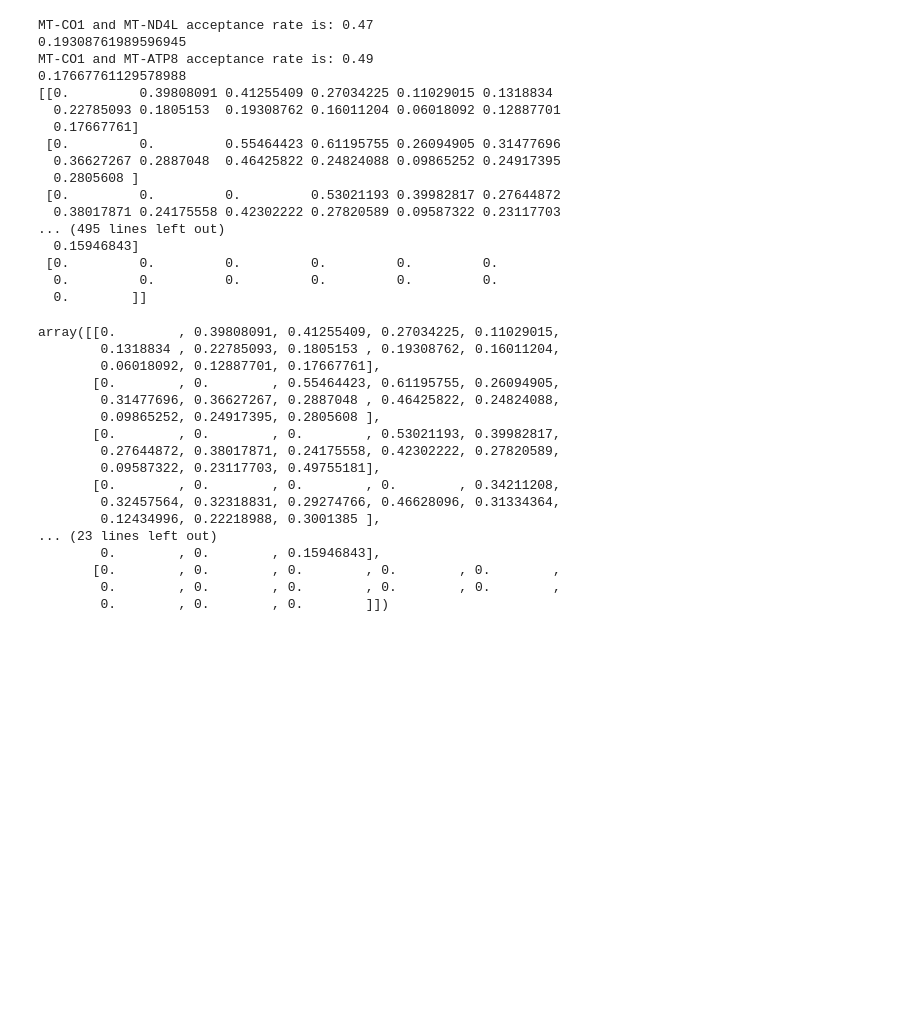
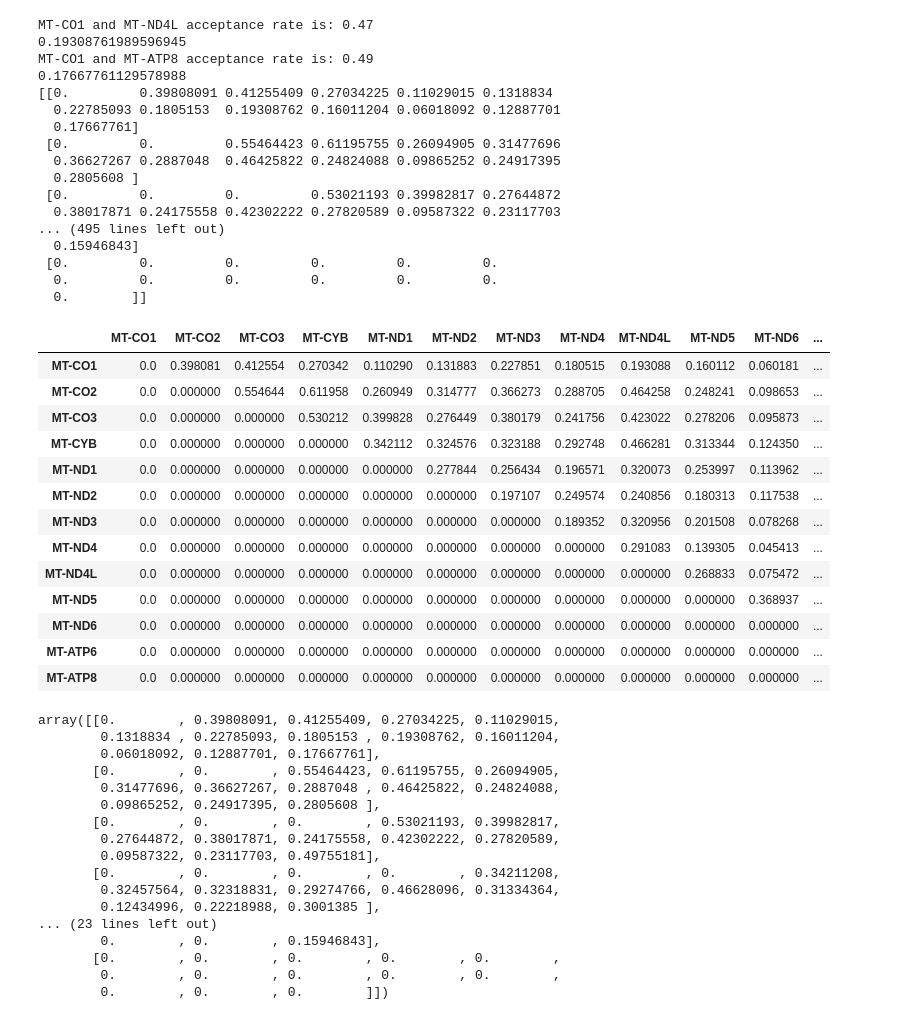
Before and after one commit to LaiquendiJ/UROP-2024-Summer, a Jupyter notebook: 03_Copula-Based_Correlation_Calculation.ipynb, the cells around one changed output. Saved outputs shown, nothing was run; the diff lists cells and outputs as text; code cells hidden in the pictures; blank space fills up the shorter version.

```diff
--- a/03_Copula-Based_Correlation_Calculation.ipynb
+++ b/03_Copula-Based_Correlation_Calculation.ipynb
@@ -297,6 +386,63 @@ MT-CO1 and MT-ATP8 acceptance rate is: 0.49
  [0.         0.         0.         0.         0.         0.
   0.         0.         0.         0.         0.         0.
   0.        ]]
+# %%
+cor_o=np.array([[0.        , 0.39808091, 0.41255409, 0.27034225, 0.11029015,
+        0.1318834 , 0.22785093, 0.1805153 , 0.19308762, 0.16011204,
+        0.06018092, 0.12887701, 0.17667761],
+       [0.        , 0.        , 0.55464423, 0.61195755, 0.26094905,
+        0.31477696, 0.36627267, 0.2887048 , 0.46425822, 0.24824088,
+        0.09865252, 0.24917395, 0.2805608 ],
+       [0.        , 0.        , 0.        , 0.53021193, 0.39982817,
+        0.27644872, 0.38017871, 0.24175558, 0.42302222, 0.27820589,
+        0.09587322, 0.23117703, 0.49755181],
+       [0.        , 0.        , 0.        , 0.        , 0.34211208,
+        0.32457564, 0.32318831, 0.29274766, 0.46628096, 0.31334364,
+        0.12434996, 0.22218988, 0.3001385 ],
+       [0.        , 0.        , 0.        , 0.        , 0.        ,
+        0.27784376, 0.25643388, 0.19657079, 0.32007337, 0.25399693,
+        0.11396165, 0.17635163, 0.40584762],
+       [0.        , 0.        , 0.        , 0.        , 0.        ,
+        0.        , 0.19710705, 0.24957436, 0.24085569, 0.180313  ,
+        0.11753756, 0.20350639, 0.21225752],
+       [0.        , 0.        , 0.        , 0.        , 0.        ,
+        0.        , 0.        , 0.18935214, 0.32095563, 0.20150825,
+        0.07826799, 0.16123498, 0.31159686],
+       [0.        , 0.        , 0.        , 0.        , 0.        ,
+        0.        , 0.        , 0.        , 0.29108253, 0.13930502,
+        0.04541334, 0.17996165, 0.20744545],
+       [0.        , 0.        , 0.        , 0.        , 0.        ,
+        0.        , 0.        , 0.        , 0.        , 0.26883314,
+        0.07547245, 0.22106115, 0.31116224],
+       [0.        , 0.        , 0.        , 0.        , 0.        ,
+        0.        , 0.        , 0.        , 0.        , 0.        ,
+        0.36893706, 0.08178057, 0.26021007],
+       [0.        , 0.        , 0.        , 0.        , 0.        ,
+        0.        , 0.        , 0.        , 0.        , 0.        ,
+        0.        , 0.08856672, 0.12355176],
+       [0.        , 0.        , 0.        , 0.        , 0.        ,
+        0.        , 0.        , 0.        , 0.        , 0.        ,
+        0.        , 0.        , 0.15946843],
+       [0.        , 0.        , 0.        , 0.        , 0.        ,
+        0.        , 0.        , 0.        , 0.        , 0.        ,
+        0.        , 0.        , 0.        ]])
+# %%
+df = pd.DataFrame(cor_o, columns=names,index=names)
+# %% [output]
+|  | MT-CO1 | MT-CO2 | MT-CO3 | MT-CYB | MT-ND1 | MT-ND2 | MT-ND3 | MT-ND4 | MT-ND4L | MT-ND5 | MT-ND6 | ... |
+| MT-CO1 | 0.0 | 0.398081 | 0.412554 | 0.270342 | 0.110290 | 0.131883 | 0.227851 | 0.180515 | 0.193088 | 0.160112 | 0.060181 | ... |
+| MT-CO2 | 0.0 | 0.000000 | 0.554644 | 0.611958 | 0.260949 | 0.314777 | 0.366273 | 0.288705 | 0.464258 | 0.248241 | 0.098653 | ... |
+| MT-CO3 | 0.0 | 0.000000 | 0.000000 | 0.530212 | 0.399828 | 0.276449 | 0.380179 | 0.241756 | 0.423022 | 0.278206 | 0.095873 | ... |
+| MT-CYB | 0.0 | 0.000000 | 0.000000 | 0.000000 | 0.342112 | 0.324576 | 0.323188 | 0.292748 | 0.466281 | 0.313344 | 0.124350 | ... |
+| MT-ND1 | 0.0 | 0.000000 | 0.000000 | 0.000000 | 0.000000 | 0.277844 | 0.256434 | 0.196571 | 0.320073 | 0.253997 | 0.113962 | ... |
+| MT-ND2 | 0.0 | 0.000000 | 0.000000 | 0.000000 | 0.000000 | 0.000000 | 0.197107 | 0.249574 | 0.240856 | 0.180313 | 0.117538 | ... |
+| MT-ND3 | 0.0 | 0.000000 | 0.000000 | 0.000000 | 0.000000 | 0.000000 | 0.000000 | 0.189352 | 0.320956 | 0.201508 | 0.078268 | ... |
+| MT-ND4 | 0.0 | 0.000000 | 0.000000 | 0.000000 | 0.000000 | 0.000000 | 0.000000 | 0.000000 | 0.291083 | 0.139305 | 0.045413 | ... |
+| MT-ND4L | 0.0 | 0.000000 | 0.000000 | 0.000000 | 0.000000 | 0.000000 | 0.000000 | 0.000000 | 0.000000 | 0.268833 | 0.075472 | ... |
+| MT-ND5 | 0.0 | 0.000000 | 0.000000 | 0.000000 | 0.000000 | 0.000000 | 0.000000 | 0.000000 | 0.000000 | 0.000000 | 0.368937 | ... |
+| MT-ND6 | 0.0 | 0.000000 | 0.000000 | 0.000000 | 0.000000 | 0.000000 | 0.000000 | 0.000000 | 0.000000 | 0.000000 | 0.000000 | ... |
+| MT-ATP6 | 0.0 | 0.000000 | 0.000000 | 0.000000 | 0.000000 | 0.000000 | 0.000000 | 0.000000 | 0.000000 | 0.000000 | 0.000000 | ... |
+| MT-ATP8 | 0.0 | 0.000000 | 0.000000 | 0.000000 | 0.000000 | 0.000000 | 0.000000 | 0.000000 | 0.000000 | 0.000000 | 0.000000 | ... |
 # %%
 cor_o
 # %% [output]
```
Also changed, not shown: parts of 28 cells of this notebook, 10 other files.
